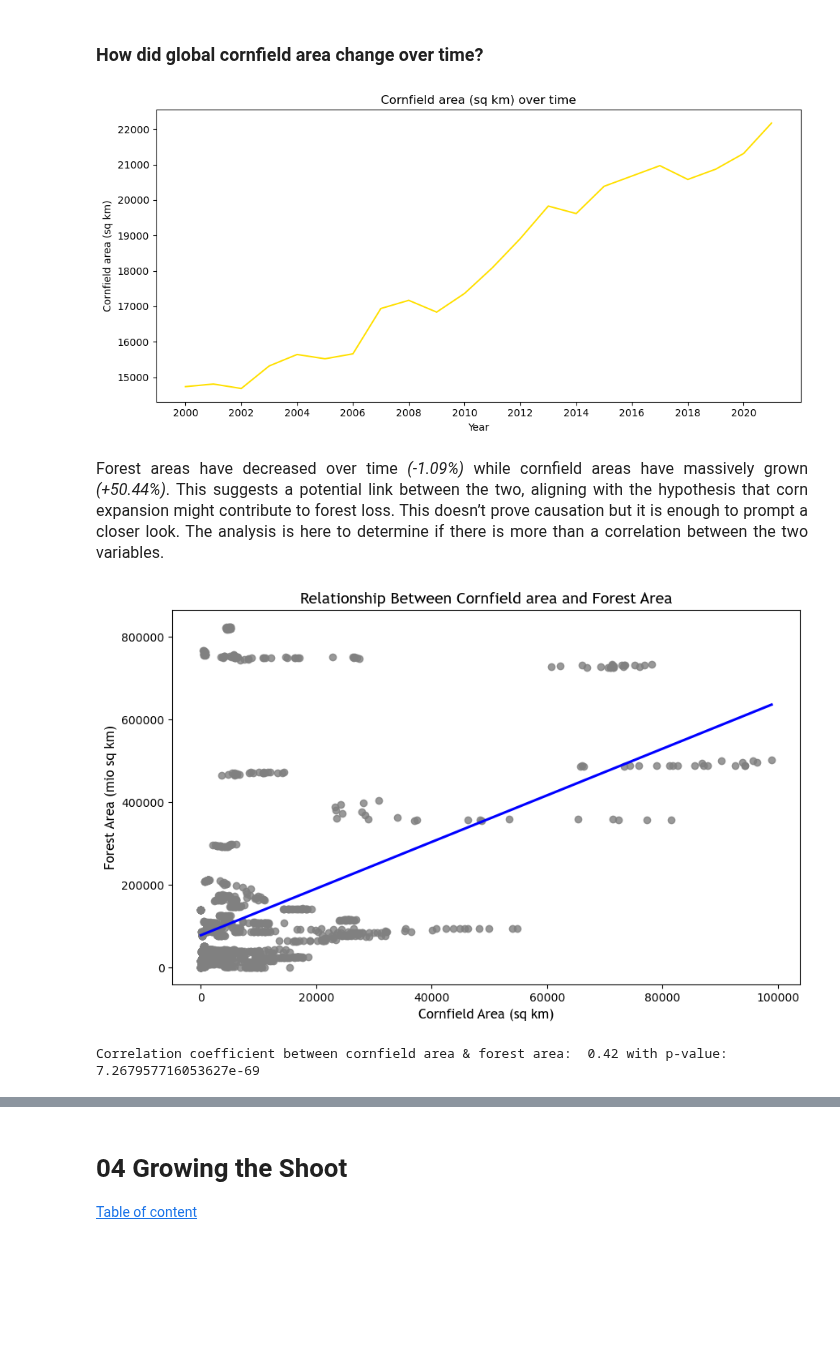
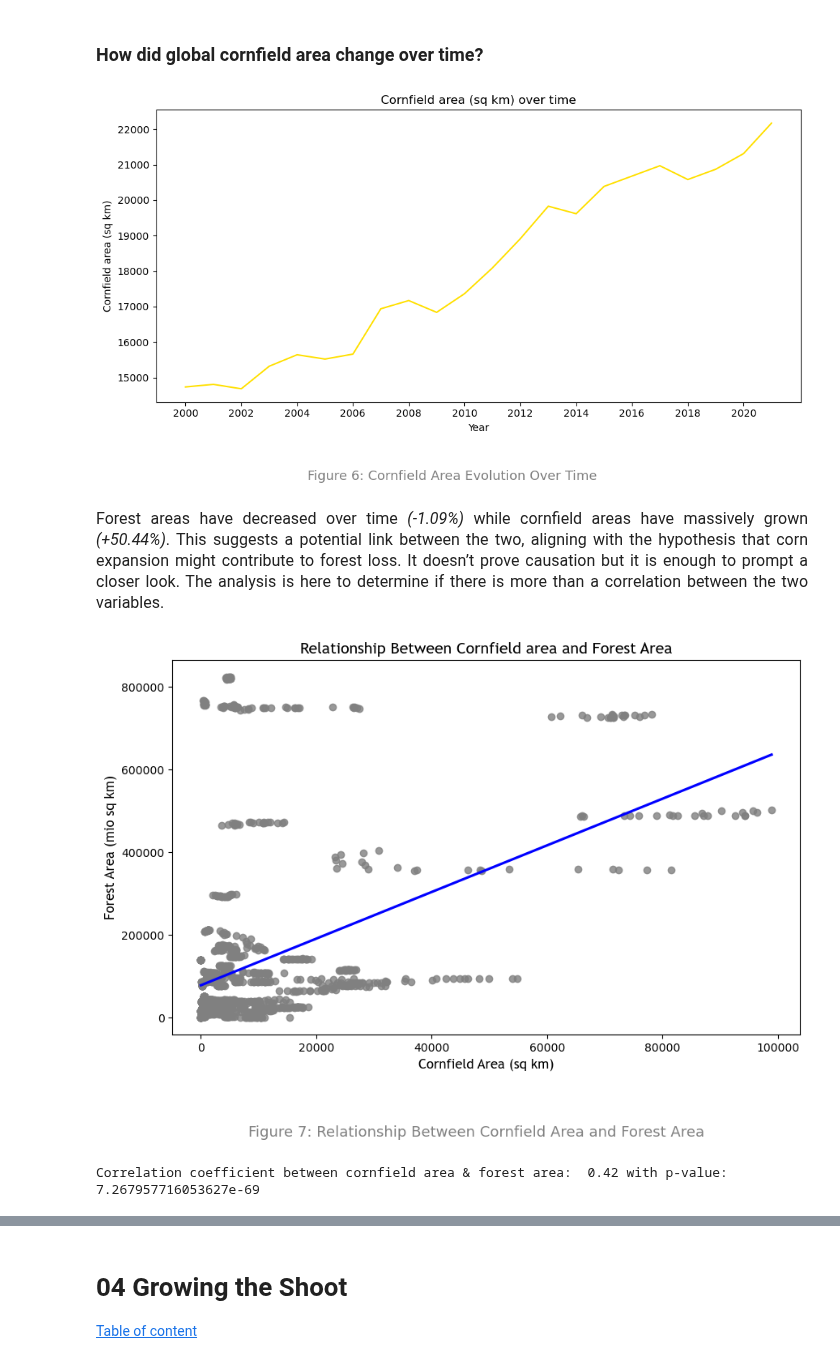
Before and after one commit to ZeliaDec/DataScience, a Jupyter notebook: Final_submission.ipynb, the cells around one changed output, grey strips where cells are left out. Saved outputs shown, nothing was run; the diff lists cells and outputs as text; code cells hidden in the pictures; blank space fills up the shorter version.

```diff
--- a/Final_submission.ipynb
+++ b/Final_submission.ipynb
@@ -179,18 +179,19 @@ plt.show()
 # %%
 plt.figure(figsize=(10,5))
 # Lineplot to highlight the trend of cornfield area
 corn_area = df_init.groupby(by='year')['corn'].mean().reset_index()
 plt.plot(corn_area['year'],corn_area['corn'],color='#ffe000')
 plt.title('Cornfield area (sq km) over time')
 plt.xlabel('Year')
 plt.xticks(corn_area['year'][::2])
 plt.ylabel('Cornfield area (sq km)')
+plt.figtext(0.5, -0.1, 'Figure 6: Cornfield Area Evolution Over Time', wrap=True, horizontalalignment='center', fontsize=13, color='gray')
 plt.tight_layout()
 plt.show()
 # %% [output]
-[figure, old version]
+[figure, new version]
 # %% [markdown]
-<p style="font-family: 'Trebuchet', sans-serif; font-size:16px;text-align:justify;line-height: 1.6;">Forest areas have decreased over time <i>(-1.09%)</i> while cornfield areas have massively grown <i>(+50.44%)</i>. This suggests a potential link between the two, aligning with the hypothesis that corn expansion might contribute to forest loss. This doesn’t prove causation but it is enough to prompt a closer look. The analysis is here to determine if there is more than a correlation between the two variables.</p>
+<p style="font-family: 'Trebuchet', sans-serif; font-size:16px;text-align:justify;line-height: 1.6;">Forest areas have decreased over time <i>(-1.09%)</i> while cornfield areas have massively grown <i>(+50.44%)</i>. This suggests a potential link between the two, aligning with the hypothesis that corn expansion might contribute to forest loss. It doesn’t prove causation but it is enough to prompt a closer look. The analysis is here to determine if there is more than a correlation between the two variables.</p>
 # %%
 # Regression line for the correlation between the two key variables
 plt.figure(figsize=(10, 6))
@@ -200,18 +201,16 @@ sns.regplot(x='corn',
             scatter_kws={'color': 'grey'},
             line_kws={'color': 'blue'},
             ci=None)
-# Labels
 plt.xlabel("Cornfield Area (sq km)", fontdict={'fontsize': 12, 'fontname': 'Trebuchet MS'})
 plt.ylabel("Forest Area (mio sq km)", fontdict={'fontsize': 12, 'fontname': 'Trebuchet MS'})
 plt.title("Relationship Between Cornfield area and Forest Area", fontdict={'fontsize': 14, 'fontname': 'Trebuchet MS'})
-
-# Show the plot
+plt.figtext(0.5, -0.1, 'Figure 7: Relationship Between Cornfield Area and Forest Area', wrap=True, horizontalalignment='center', fontsize=13, color='gray')
 plt.show()
 
 # Correlation coefficient
 corr_1, p_value_1 = pearsonr(df['corn'], df['forest'])
 print("Correlation coefficient between cornfield area & forest area: ", round(corr_1,2),"with p-value: ", p_value_1)
 # %% [output]
-[figure, old version]
+[figure, new version]
 Correlation coefficient between cornfield area & forest area:  0.42 with p-value:  7.267957716053627e-69
 # %% [markdown]
```
Also changed, not shown: parts of 24 cells of this notebook.
